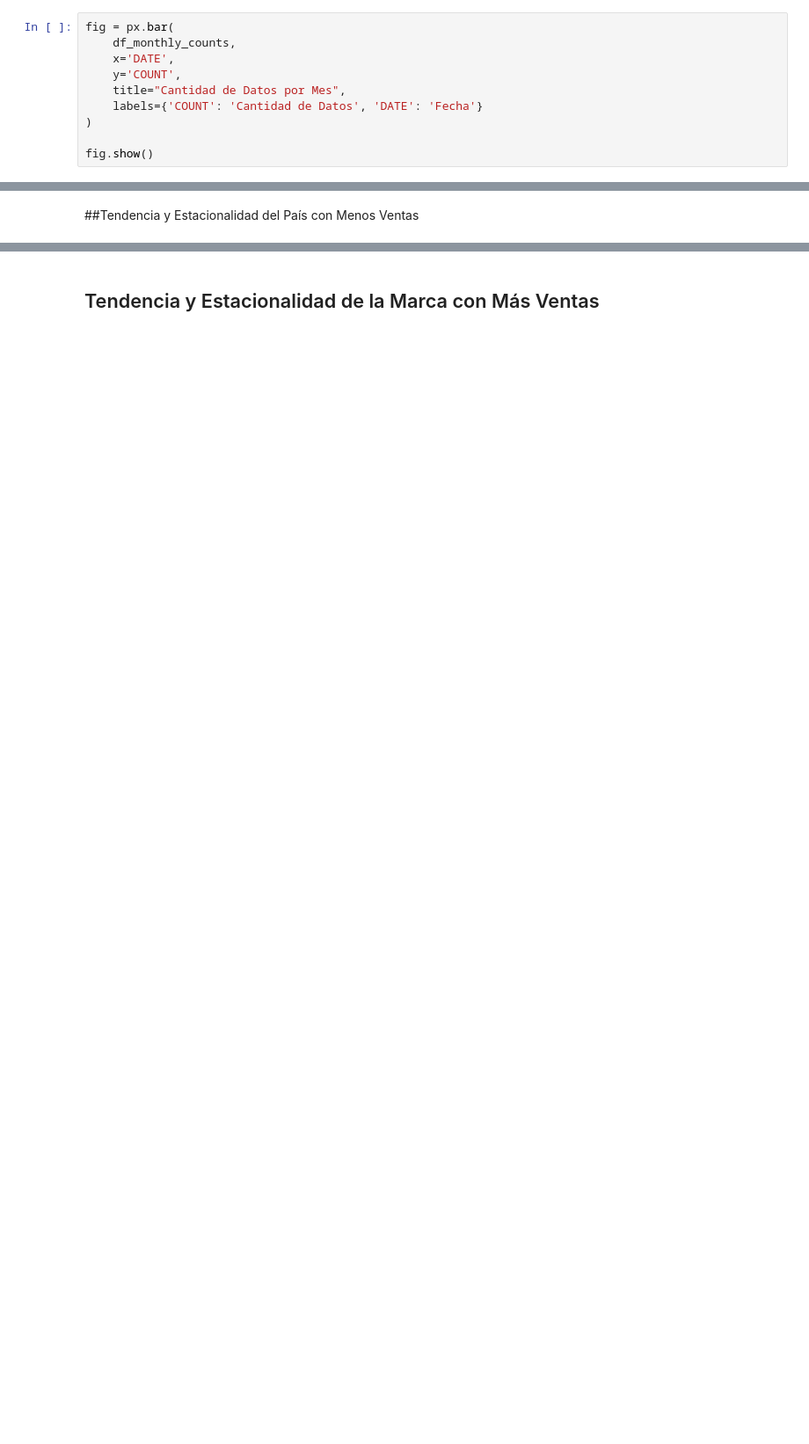
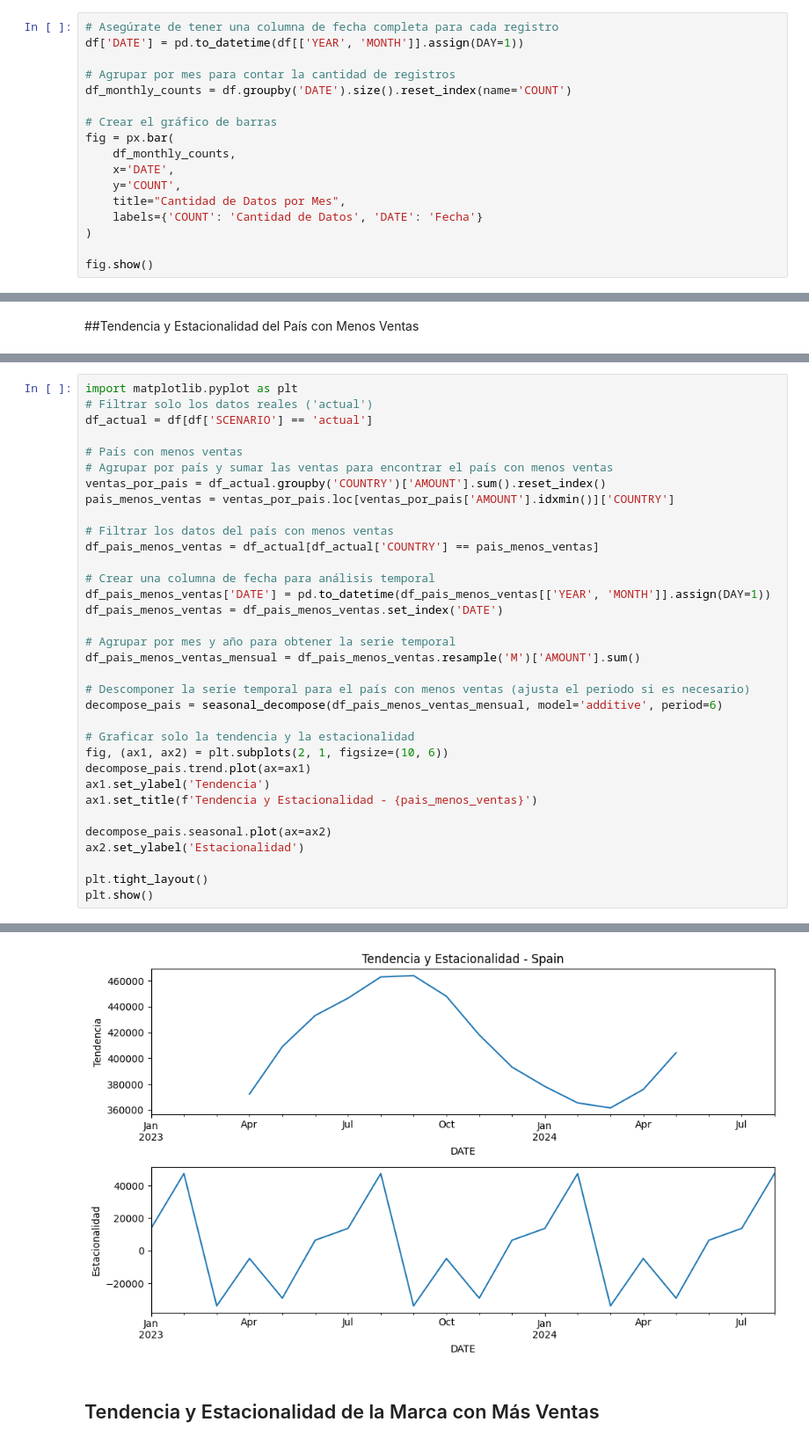
Before and after one commit to ardilapablo/VisualizacionDeDatos, a Jupyter notebook: EjerciciosClase/CLASE2_VISUALIZACION_DE_DATOS.ipynb, the cells around one changed output, grey strips where cells are left out. Shown at 88% size. Saved outputs shown, nothing was run; the diff lists cells and outputs as text; blank space fills up the shorter version.

```diff
--- a/EjerciciosClase/CLASE2_VISUALIZACION_DE_DATOS.ipynb
+++ b/EjerciciosClase/CLASE2_VISUALIZACION_DE_DATOS.ipynb
@@ -93,6 +93,13 @@ fig.show()
 # %% [output]
 [interactive output not drawn]
 # %%
+# Asegúrate de tener una columna de fecha completa para cada registro
+df['DATE'] = pd.to_datetime(df[['YEAR', 'MONTH']].assign(DAY=1))
+
+# Agrupar por mes para contar la cantidad de registros
+df_monthly_counts = df.groupby('DATE').size().reset_index(name='COUNT')
+
+# Crear el gráfico de barras
 fig = px.bar(
     df_monthly_counts,
     x='DATE',
@@ -227,0 +197,35 @@ fig_seasonal.show()
+# %%
+import matplotlib.pyplot as plt
+# Filtrar solo los datos reales ('actual')
+df_actual = df[df['SCENARIO'] == 'actual']
+
+# País con menos ventas
+# Agrupar por país y sumar las ventas para encontrar el país con menos ventas
+ventas_por_pais = df_actual.groupby('COUNTRY')['AMOUNT'].sum().reset_index()
+pais_menos_ventas = ventas_por_pais.loc[ventas_por_pais['AMOUNT'].idxmin()]['COUNTRY']
+
+# Filtrar los datos del país con menos ventas
+df_pais_menos_ventas = df_actual[df_actual['COUNTRY'] == pais_menos_ventas]
+
+# Crear una columna de fecha para análisis temporal
+df_pais_menos_ventas['DATE'] = pd.to_datetime(df_pais_menos_ventas[['YEAR', 'MONTH']].assign(DAY=1))
+df_pais_menos_ventas = df_pais_menos_ventas.set_index('DATE')
+
+# Agrupar por mes y año para obtener la serie temporal
+df_pais_menos_ventas_mensual = df_pais_menos_ventas.resample('M')['AMOUNT'].sum()
+
+# Descomponer la serie temporal para el país con menos ventas (ajusta el periodo si es necesario)
+decompose_pais = seasonal_decompose(df_pais_menos_ventas_mensual, model='additive', period=6)
+
+# Graficar solo la tendencia y la estacionalidad
+fig, (ax1, ax2) = plt.subplots(2, 1, figsize=(10, 6))
+decompose_pais.trend.plot(ax=ax1)
+ax1.set_ylabel('Tendencia')
+ax1.set_title(f'Tendencia y Estacionalidad - {pais_menos_ventas}')
+
+decompose_pais.seasonal.plot(ax=ax2)
+ax2.set_ylabel('Estacionalidad')
+
+plt.tight_layout()
+plt.show()
+# %% [output]
@@ -228,2 +239,3 @@ fig_seasonal.show()
+[figure, added]
 # %% [markdown]
 ## Tendencia y Estacionalidad de la Marca con Más Ventas
```
Also changed, not shown: parts of 9 cells of this notebook.
